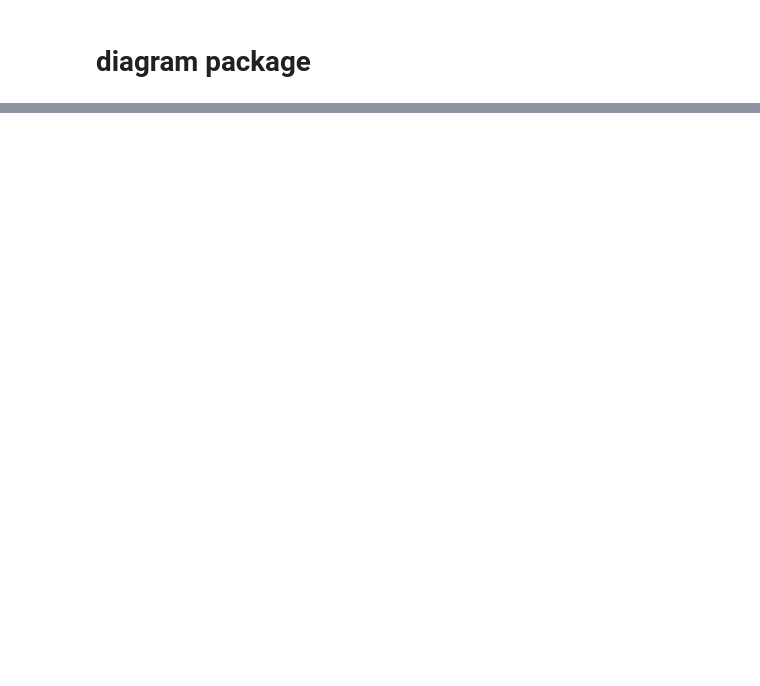
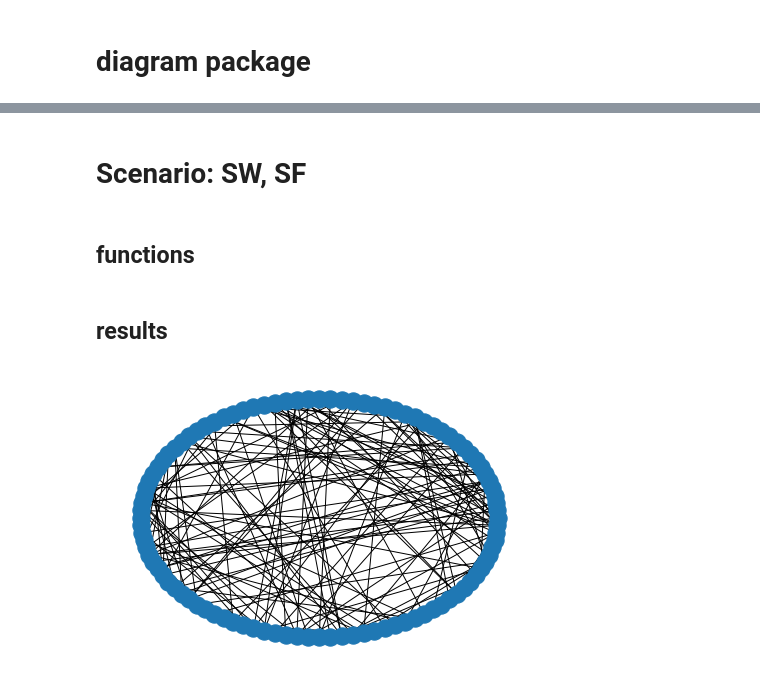
Before and after one commit to MJSahebnasi/Thesis-temporal-network-platform, a Jupyter notebook: thesis_main.ipynb, the cells around one changed output, grey strips where cells are left out. Saved outputs shown, nothing was run; the diff lists cells and outputs as text; code cells hidden in the pictures; blank space fills up the shorter version.

Commit message:
starting to add OnOff scenarios + plot_onoff_graph()

```diff
--- a/thesis_main.ipynb
+++ b/thesis_main.ipynb
@@ -333,6 +328,11 @@ def plot_degree_distribution(G):
   plt.tick_params(labelrotation=45)
 
   plt.show()
+
+
+def plot_onoff_graph(sim_G, orig_G):
+  nx.draw_circular(orig_G)
+  nx.draw_circular(sim_G)
 # %%
 plot_degree_distribution(g)
 # %% [output]
@@ -339,0 +340,23 @@ plot_degree_distribution(g)
+# %% [markdown]
+# Scenario: SW, SF
+# %% [markdown]
+## functions
+# %%
+def OnOFF_Scenario_A(G):
+  plot_onoff_graph(sim_G, G)
+# %% [markdown]
+## results
+# %%
+n = 100
+k = 10
+p = 0.3
+
+G_SW_A = nx.watts_strogatz_graph(n, k, p)
+
+landa = 0.005
+mue_1 = 0.005
+mue_2 = 0.01
+
+OnOFF_Scenario_A(G_SW_A)
+# %% [output]
+[figure, added]
```
Also changed, not shown: parts of 3 cells of this notebook.
